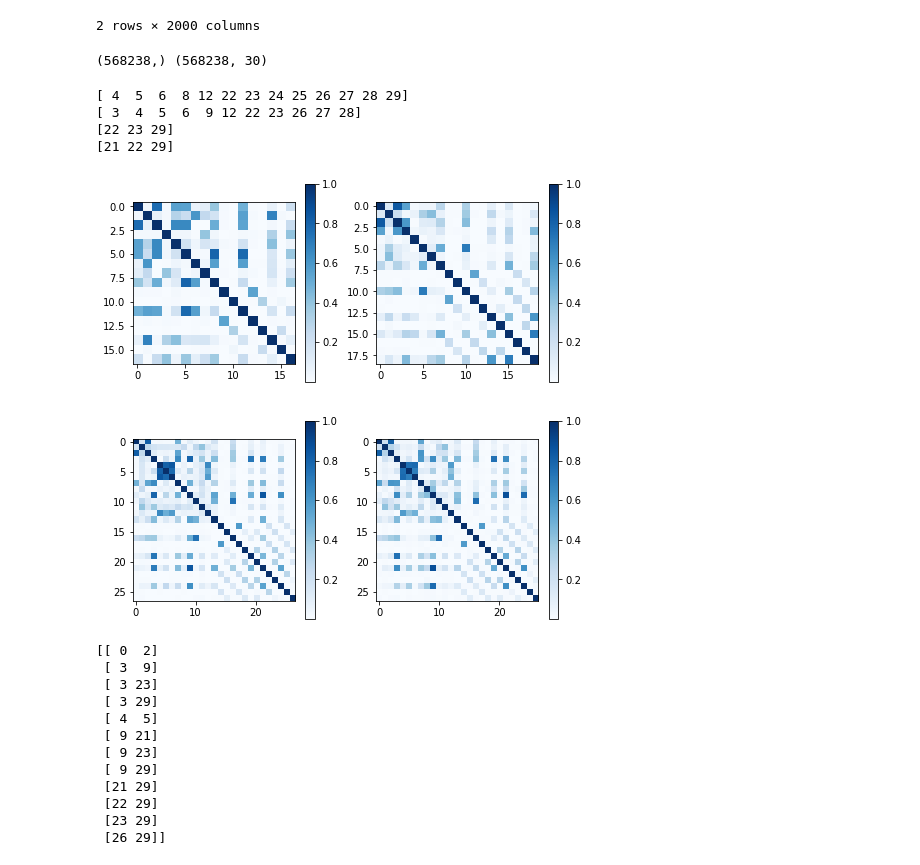
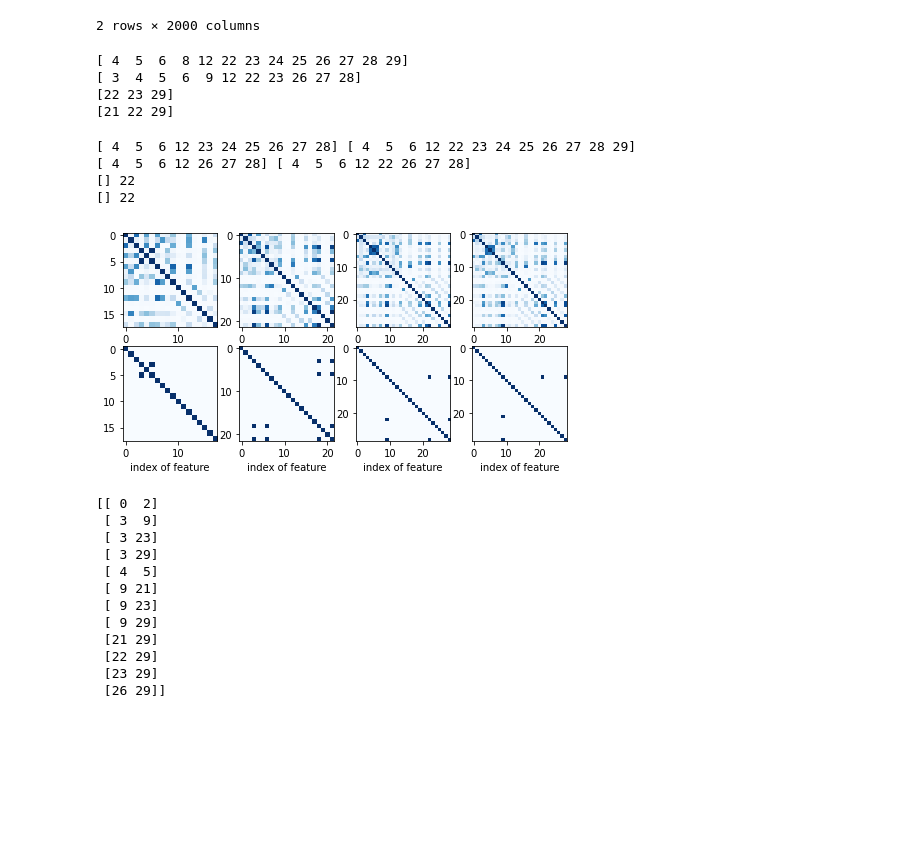
Before and after one commit to antoineDaeniker/ML_project, a Jupyter notebook: notebooks/Correlation_matrix.ipynb, the cells around one changed output. Drawn from its saved outputs; the diff is of its cells as text; code cells hidden in the pictures; blank space fills up the shorter version.

Commit message:
add images

```diff
--- a/notebooks/Correlation_matrix.ipynb
+++ b/notebooks/Correlation_matrix.ipynb
@@ -133,13 +229,6 @@ pd.DataFrame([y_sample, rec_y])
 | 0 | 1.0 | -1.0 | -1.0 | -1.0 | -1.0 | -1.0 | 1.0 | 1.0 | -1.0 | 1.0 | -1.0 | ... |
 | 1 | 1.0 | -1.0 | -1.0 | -1.0 | -1.0 | -1.0 | 1.0 | 1.0 | -1.0 | 1.0 | -1.0 | ... |
 2 rows × 2000 columns
-# %%
-from utils.io_utils import *
-DATA_TRAIN_PATH = '../data/test.csv' # TODO: download train data and supply path here
-y_te, tX_te, tXt, ids_te = load_csv_data(DATA_TRAIN_PATH)
-print(y_te.shape, tX_te.shape)
-# %% [output]
-(568238,) (568238, 30)
 # %%
 new_data, _, rmv_ind = preprocess_train_data_split(tX, y)
 # %% [output]
@@ -150,32 +239,52 @@ new_data, _, rmv_ind = preprocess_train_data_split(tX, y)
 # %%
 data_list, y_list, feat_ind = subdivide_data(tX, y)
 new_data_list = []
-for tx, y in zip(data_list, y_list):
+for tx in data_list:
+    _, irr_ind = delete_irr_features(tx, 0.5)
+    _, norm_ind = normalize_data(tx)
+    print(irr_ind, norm_ind)
+    ind = norm_ind
+    ind = np.insert(ind, -1, irr_ind)
+    ind = np.unique(ind)
+    new_data = np.delete(tx, ind, axis=1)
     new_data_list.append(new_data)
+# %% [output]
+[ 4  5  6 12 23 24 25 26 27 28] [ 4  5  6 12 22 23 24 25 26 27 28 29]
+[ 4  5  6 12 26 27 28] [ 4  5  6 12 22 26 27 28]
+[] 22
+[] 22
 # %%
-corr_mat_0 = np.ma.corrcoef(new_data[0], rowvar=False)
-corr_mat_1 = np.ma.corrcoef(new_data[1], rowvar=False)
-corr_mat_2 = np.ma.corrcoef(new_data[2], rowvar=False)
-corr_mat_3 = np.ma.corrcoef(new_data[3], rowvar=False)
+corr_mat_0 = np.ma.corrcoef(new_data_list[0], rowvar=False)
+corr_mat_1 = np.ma.corrcoef(new_data_list[1], rowvar=False)
+corr_mat_2 = np.ma.corrcoef(new_data_list[2], rowvar=False)
+corr_mat_3 = np.ma.corrcoef(new_data_list[3], rowvar=False)
 
 corr_mat_list = [corr_mat_0, corr_mat_1, corr_mat_2, corr_mat_3]
 
-#for i, corr in enumerate(corr_mat_list):
-#    corr_mat_list[i][corr < 0.9] = 0
-#    corr_mat_list[i][corr >= 0.9] = 1
-
 fig = plt.figure(figsize=(8, 8))
 for i in range(1, 5):
-    fig.add_subplot(2, 2, i)
+    fig.add_subplot(4, 4, i)
     plt.imshow(np.abs(corr_mat_list[i - 1]), cmap='Blues')
-    plt.colorbar()
+    plt.xlabel('index of feature')
+    #plt.ylabel('index of feature')
+    #plt.savefig('../figs/corr_matrices.png', bbox_inches='tight')
+
+for i, corr in enumerate(corr_mat_list):
+    corr_mat_list[i][corr <= 0.9] = 0
+    corr_mat_list[i][corr > 0.9] = 1
+
+for i in range(5, 9):
+    fig.add_subplot(4, 4, i)
+    plt.imshow(np.abs(corr_mat_list[i - 5]), cmap='Blues')
+    plt.xlabel('index of feature')
+    #plt.ylabel('index of feature')
+    plt.savefig('../figs/corr_matrices.png', bbox_inches='tight')
 plt.show()
-
 #plt.imshow(np.abs(corr_mat), cmap='Blues')
 #plt.colorbar()
 #plt.show()
 # %% [output]
-[figure, old version]
+[figure, new version]
 # %%
 corr_indices = np.argwhere(np.abs(np.triu(corr_mat - np.eye(30))) > 0.8)
 print(corr_indices)
```
Also changed, not shown: parts of 9 cells of this notebook, 2 other files.
